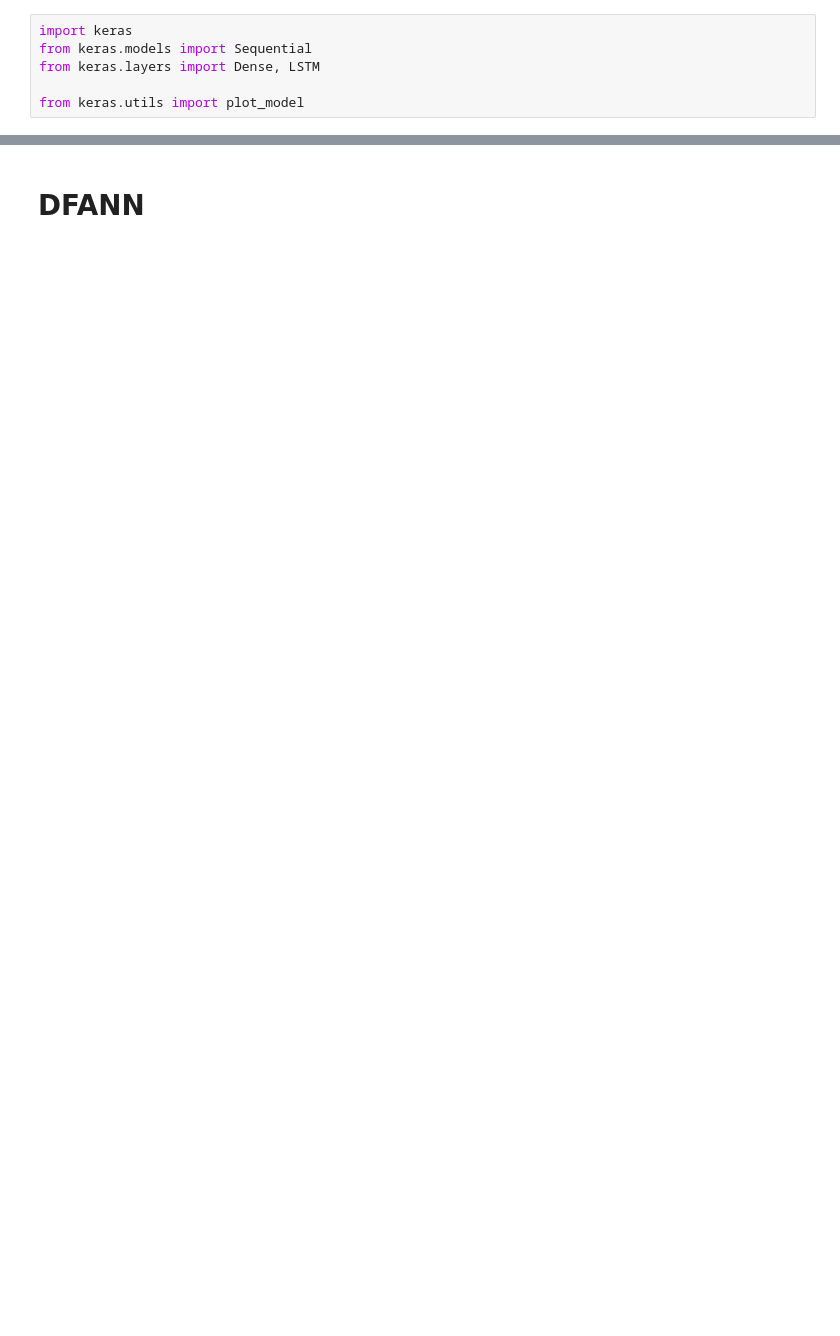
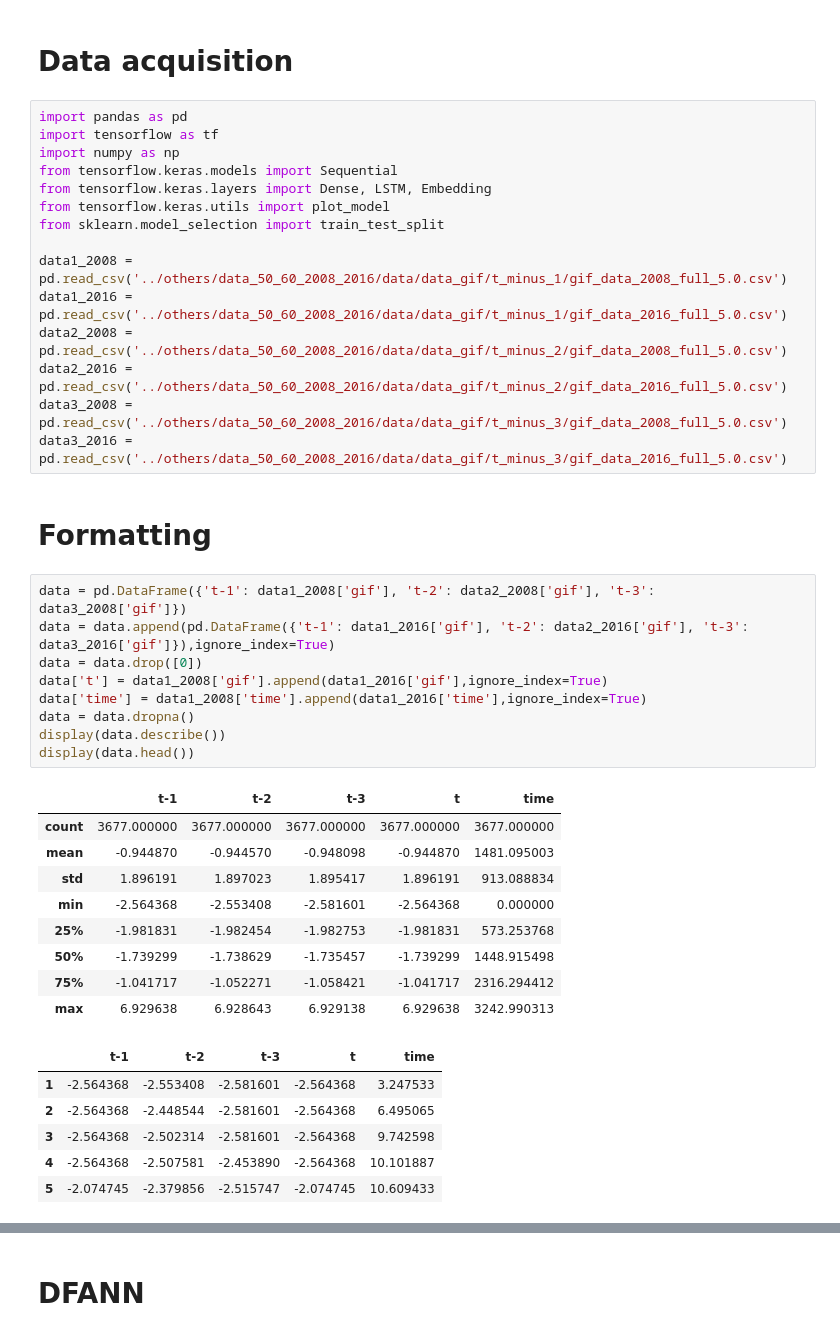
Before and after one commit to Fabross/IPD440_Earthquake_project, a Jupyter notebook: notebooks/NNs.ipynb, the cells around one changed output, grey strips where cells are left out. Drawn from its saved outputs; the diff is of its cells as text; blank space fills up the shorter version.

```diff
--- a/notebooks/NNs.ipynb
+++ b/notebooks/NNs.ipynb
@@ -1,6 +1,44 @@
-# %%
-import keras
-from keras.models import Sequential
-from keras.layers import Dense, LSTM
-
-from keras.utils import plot_model
+# %% [markdown]
+# Data acquisition
+# %%
+import pandas as pd
+import tensorflow as tf
+import numpy as np
+from tensorflow.keras.models import Sequential
+from tensorflow.keras.layers import Dense, LSTM, Embedding
+from tensorflow.keras.utils import plot_model
+from sklearn.model_selection import train_test_split
+
+data1_2008 = pd.read_csv('../others/data_50_60_2008_2016/data/data_gif/t_minus_1/gif_data_2008_full_5.0.csv')
+data1_2016 = pd.read_csv('../others/data_50_60_2008_2016/data/data_gif/t_minus_1/gif_data_2016_full_5.0.csv')
+data2_2008 = pd.read_csv('../others/data_50_60_2008_2016/data/data_gif/t_minus_2/gif_data_2008_full_5.0.csv')
+data2_2016 = pd.read_csv('../others/data_50_60_2008_2016/data/data_gif/t_minus_2/gif_data_2016_full_5.0.csv')
+data3_2008 = pd.read_csv('../others/data_50_60_2008_2016/data/data_gif/t_minus_3/gif_data_2008_full_5.0.csv')
+data3_2016 = pd.read_csv('../others/data_50_60_2008_2016/data/data_gif/t_minus_3/gif_data_2016_full_5.0.csv')
+# %% [markdown]
+# Formatting
+# %%
+data = pd.DataFrame({'t-1': data1_2008['gif'], 't-2': data2_2008['gif'], 't-3': data3_2008['gif']})
+data = data.append(pd.DataFrame({'t-1': data1_2016['gif'], 't-2': data2_2016['gif'], 't-3': data3_2016['gif']}),ignore_index=True)
+data = data.drop([0])
+data['t'] = data1_2008['gif'].append(data1_2016['gif'],ignore_index=True)
+data['time'] = data1_2008['time'].append(data1_2016['time'],ignore_index=True)
+data = data.dropna()
+display(data.describe())
+display(data.head())
+# %% [output]
+|  | t-1 | t-2 | t-3 | t | time |
+| count | 3677.000000 | 3677.000000 | 3677.000000 | 3677.000000 | 3677.000000 |
+| mean | -0.944870 | -0.944570 | -0.948098 | -0.944870 | 1481.095003 |
+| std | 1.896191 | 1.897023 | 1.895417 | 1.896191 | 913.088834 |
+| min | -2.564368 | -2.553408 | -2.581601 | -2.564368 | 0.000000 |
+| 25% | -1.981831 | -1.982454 | -1.982753 | -1.981831 | 573.253768 |
+| 50% | -1.739299 | -1.738629 | -1.735457 | -1.739299 | 1448.915498 |
+| 75% | -1.041717 | -1.052271 | -1.058421 | -1.041717 | 2316.294412 |
+| max | 6.929638 | 6.928643 | 6.929138 | 6.929638 | 3242.990313 |
+|  | t-1 | t-2 | t-3 | t | time |
+| 1 | -2.564368 | -2.553408 | -2.581601 | -2.564368 | 3.247533 |
+| 2 | -2.564368 | -2.448544 | -2.581601 | -2.564368 | 6.495065 |
+| 3 | -2.564368 | -2.502314 | -2.581601 | -2.564368 | 9.742598 |
+| 4 | -2.564368 | -2.507581 | -2.453890 | -2.564368 | 10.101887 |
+| 5 | -2.074745 | -2.379856 | -2.515747 | -2.074745 | 10.609433 |
```
Also changed, not shown: parts of 20 cells of this notebook, 15 other files.
